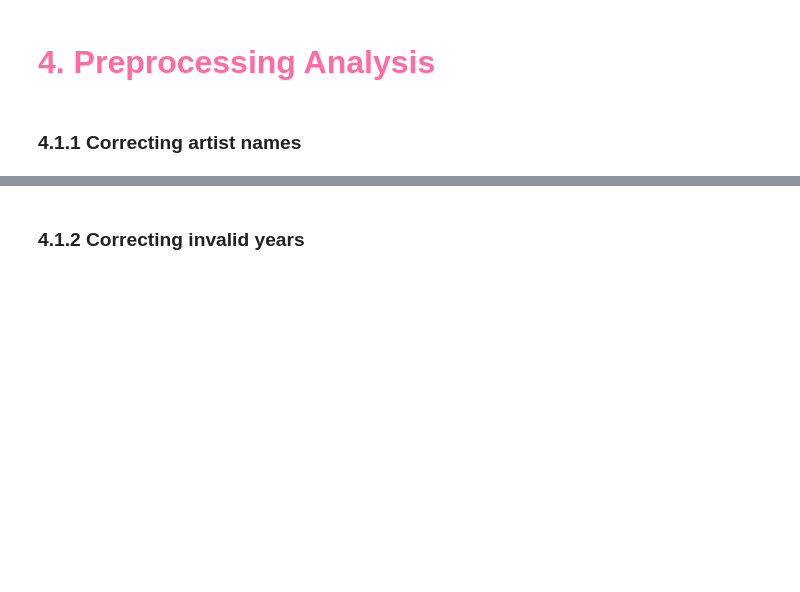
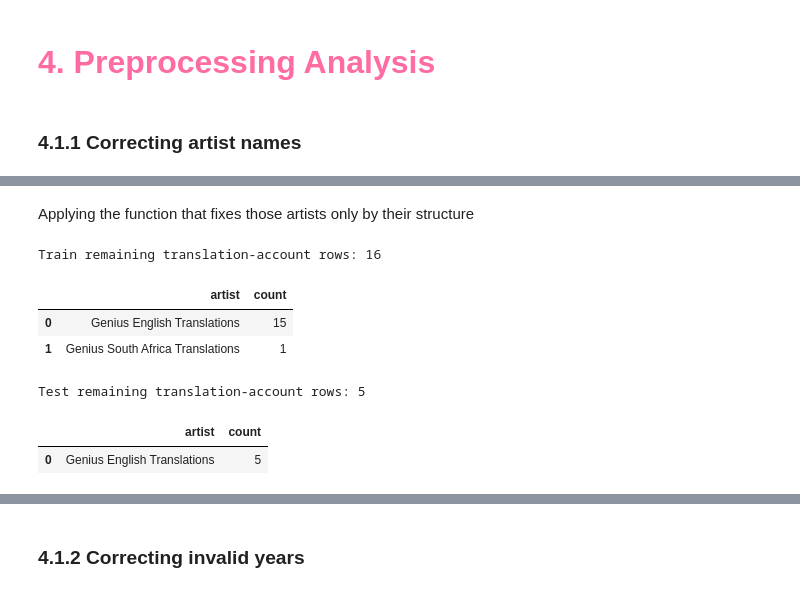
Before and after one commit to jnfpm/Text-Mining-, a Jupyter notebook: EDA.ipynb, the cells around one changed output, grey strips where cells are left out. Drawn from its saved outputs; the diff is of its cells as text; code cells hidden in the pictures; blank space fills up the shorter version.

```diff
--- a/EDA.ipynb
+++ b/EDA.ipynb
@@ -855,0 +887,28 @@ Test  — Genius English Translations: 0  | NaN: 5
+# %% [markdown]
+Applying the function that fixes those artists only by their structure
+# %%
+
+X_train = fix_all_translation_artists(X_train)
+X_test = fix_all_translation_artists(X_test)
+
+#checking how many rows couldn't be fixed by the structure approach
+train_remaining_translation_mask = X_train['artist'].str.contains(
+    translation_account_pattern, na=False, regex=True
+)
+test_remaining_translation_mask = X_test['artist'].str.contains(
+    translation_account_pattern, na=False, regex=True
+)
+
+print(f"Train remaining translation-account rows: {train_remaining_translation_mask.sum()}")
+display(X_train.loc[train_remaining_translation_mask, 'artist'].value_counts().rename_axis('artist').reset_index(name='count'))
+
+print(f"Test remaining translation-account rows: {test_remaining_translation_mask.sum()}")
+display(X_test.loc[test_remaining_translation_mask, 'artist'].value_counts().rename_axis('artist').reset_index(name='count'))
+# %% [output]
+Train remaining translation-account rows: 16
+|  | artist | count |
+| 0 | Genius English Translations | 15 |
+| 1 | Genius South Africa Translations | 1 |
+Test remaining translation-account rows: 5
+|  | artist | count |
+| 0 | Genius English Translations | 5 |
```
Also changed, not shown: parts of 33 cells of this notebook, 1 other file.
